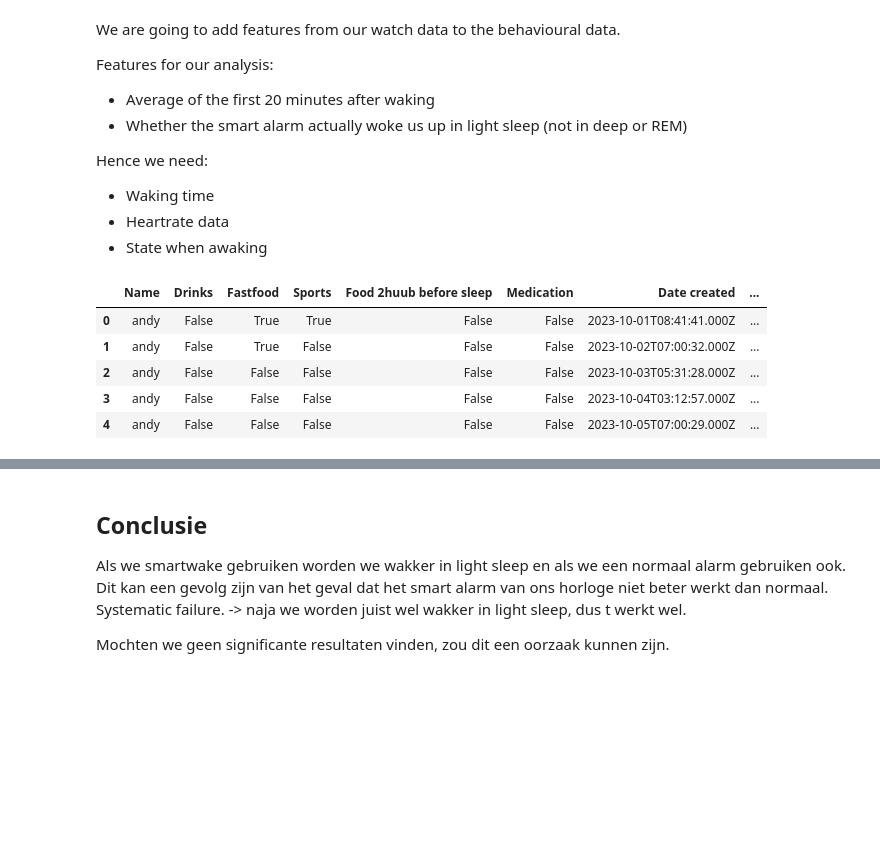
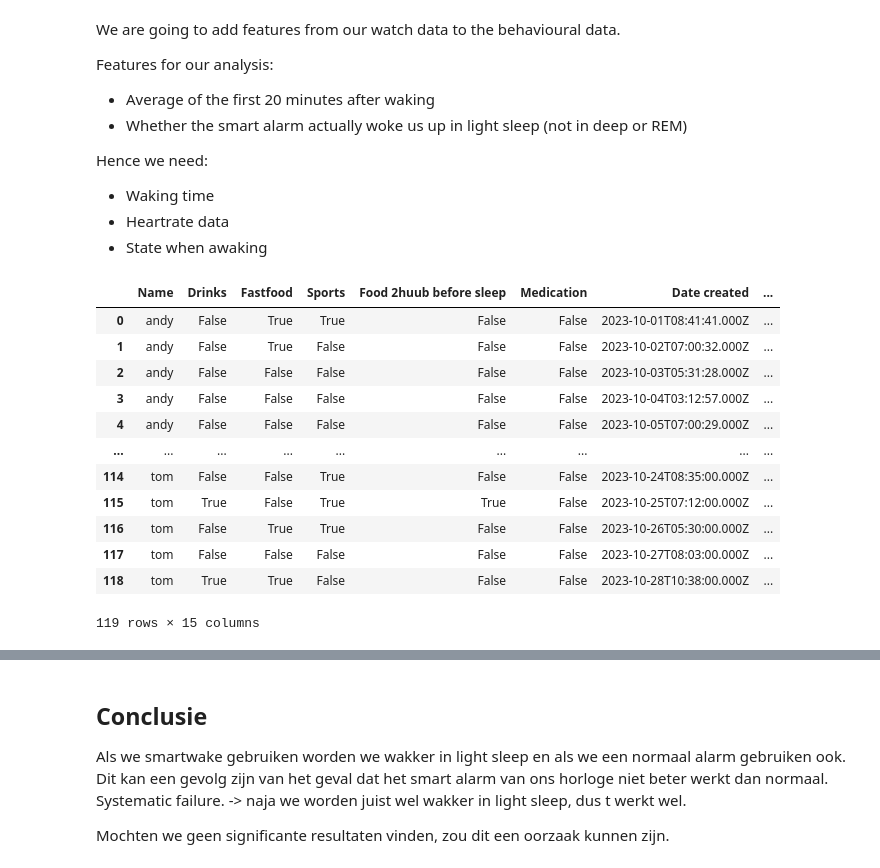
Before and after one commit to RomanNekrasov/smartwake-heart-rate-study, a Jupyter notebook: preprocessing.ipynb, the cells around one changed output, grey strips where cells are left out. Cells and saved outputs as stored; diff of their text form; code cells hidden in the pictures; blank space fills up the shorter version.

```diff
--- a/preprocessing.ipynb
+++ b/preprocessing.ipynb
@@ -76,15 +78,20 @@ Hence we need:
 - Waking time
 - Heartrate data
 - State when awaking
-# %%
-from feature_engineering import get_wake_up_info
-
-result = get_wake_up_info(watch_night_sleep_df, behaviour_tracking_data)
-result.head()
-# %% [output]
-|  | Name | Drinks | Fastfood | Sports | Food 2huub before sleep | Medication | Date created | ... |
-| 0 | andy | False | True | True | False | False | 2023-10-01T08:41:41.000Z | ... |
-| 1 | andy | False | True | False | False | False | 2023-10-02T07:00:32.000Z | ... |
-| 2 | andy | False | False | False | False | False | 2023-10-03T05:31:28.000Z | ... |
-| 3 | andy | False | False | False | False | False | 2023-10-04T03:12:57.000Z | ... |
-| 4 | andy | False | False | False | False | False | 2023-10-05T07:00:29.000Z | ... |
+# %%
+behaviour_tracking_data = get_wake_up_info(watch_night_sleep_df, behaviour_tracking_data)
+behaviour_tracking_data
+# %% [output]
+|  | Name | Drinks | Fastfood | Sports | Food 2huub before sleep | Medication | Date created | ... |
+| 0 | andy | False | True | True | False | False | 2023-10-01T08:41:41.000Z | ... |
+| 1 | andy | False | True | False | False | False | 2023-10-02T07:00:32.000Z | ... |
+| 2 | andy | False | False | False | False | False | 2023-10-03T05:31:28.000Z | ... |
+| 3 | andy | False | False | False | False | False | 2023-10-04T03:12:57.000Z | ... |
+| 4 | andy | False | False | False | False | False | 2023-10-05T07:00:29.000Z | ... |
+| ... | ... | ... | ... | ... | ... | ... | ... | ... |
+| 114 | tom | False | False | True | False | False | 2023-10-24T08:35:00.000Z | ... |
+| 115 | tom | True | False | True | True | False | 2023-10-25T07:12:00.000Z | ... |
+| 116 | tom | False | True | True | False | False | 2023-10-26T05:30:00.000Z | ... |
+| 117 | tom | False | False | False | False | False | 2023-10-27T08:03:00.000Z | ... |
+| 118 | tom | True | True | False | False | False | 2023-10-28T10:38:00.000Z | ... |
+119 rows × 15 columns
```
Also changed, not shown: parts of 14 cells of this notebook, 1 other file.
